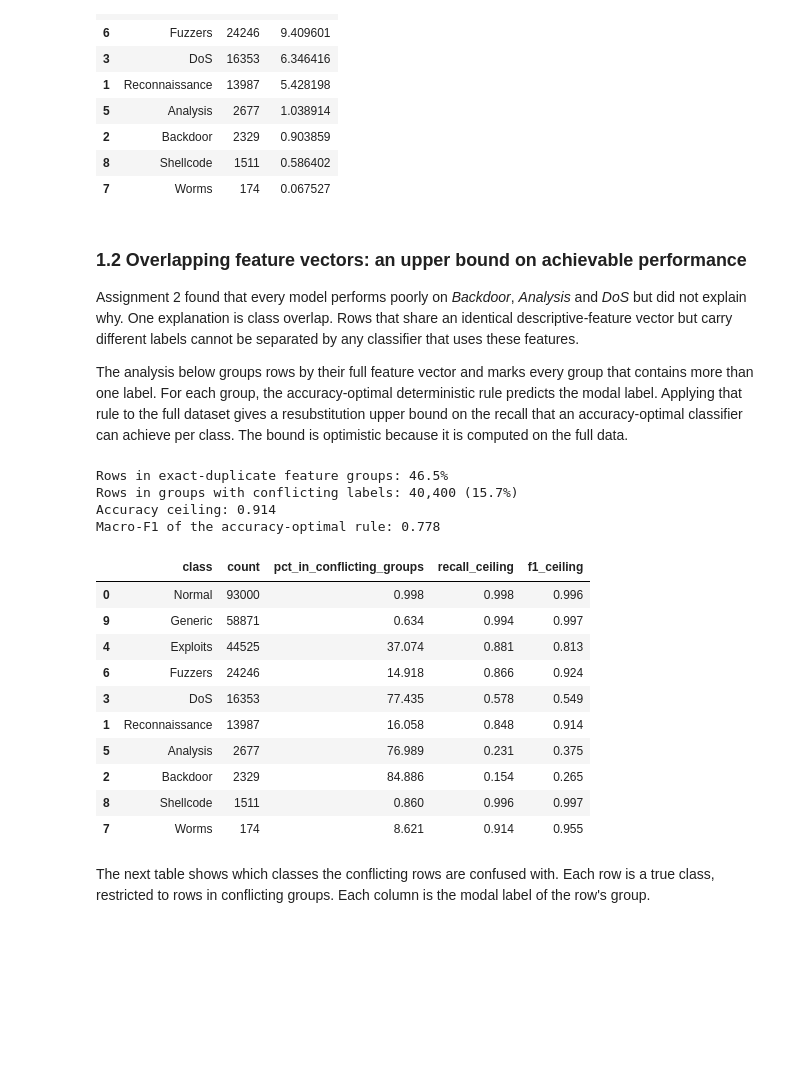
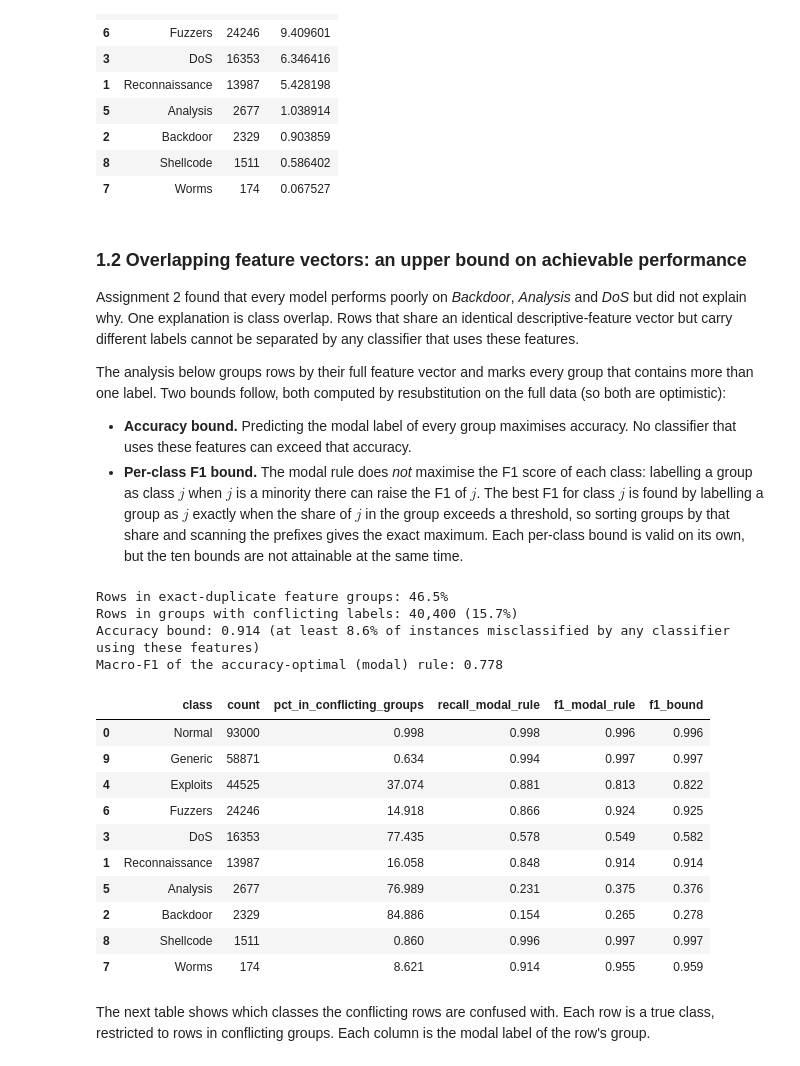
Before and after one commit to edinattie/Random-Forest, a Jupyter notebook: assignment4.ipynb, the cells around one changed output. Saved outputs shown, nothing was run; the diff lists cells and outputs as text; code cells hidden in the pictures; blank space fills up the shorter version.

```diff
--- a/assignment4.ipynb
+++ b/assignment4.ipynb
@@ -242,11 +242,18 @@ different labels cannot be separated by any classifier that uses these
 features.
 
 The analysis below groups rows by their full feature vector and marks every
-group that contains more than one label. For each group, the
-accuracy-optimal deterministic rule predicts the modal label. Applying that
-rule to the full dataset gives a resubstitution upper bound on the recall
-that an accuracy-optimal classifier can achieve per class. The bound is
-optimistic because it is computed on the full data.
+group that contains more than one label. Two bounds follow, both computed by
+resubstitution on the full data (so both are optimistic):
+
+* **Accuracy bound.** Predicting the modal label of every group maximises
+  accuracy. No classifier that uses these features can exceed that accuracy.
+* **Per-class F1 bound.** The modal rule does *not* maximise the F1 score of
+  each class: labelling a group as class $j$ when $j$ is a minority there can
+  raise the F1 of $j$. The best F1 for class $j$ is found by labelling a group
+  as $j$ exactly when the share of $j$ in the group exceeds a threshold, so
+  sorting groups by that share and scanning the prefixes gives the exact
+  maximum. Each per-class bound is valid on its own, but the ten bounds are
+  not attainable at the same time.
 # %%
 feature_columns = X.columns.tolist()
 keyed = X.assign(service=X["service"].fillna("__MISSING__"))
@@ -255,50 +262,68 @@ group_id = keyed.groupby(feature_columns, sort=False).ngroup().to_numpy()
 groups = pd.DataFrame({"group": group_id, "label": y})
 labels_per_group = groups.groupby("group")["label"].transform("nunique").to_numpy()
 in_conflict = labels_per_group > 1
 
 group_label_counts = groups.groupby(["group", "label"]).size().rename("n").reset_index()
 modal_label = (
     group_label_counts.sort_values(["group", "n"], ascending=[True, False])
     .drop_duplicates("group").set_index("group")["label"]
 )
 ceiling_prediction = modal_label.reindex(group_id).to_numpy()
 
 _, ceiling_recall, ceiling_f1, _ = precision_recall_fscore_support(
     y, ceiling_prediction, labels=CLASSES, zero_division=0)
 
+group_class_counts = pd.crosstab(group_id, y).reindex(columns=CLASSES, fill_value=0)
+group_sizes = group_class_counts.sum(axis=1).to_numpy()
+
+
+def best_attainable_f1(class_counts):
+    """Highest F1 for one class over all labellings of the identical-vector groups."""
+    order = np.argsort(-class_counts / group_sizes, kind="stable")
+    true_positives = np.cumsum(class_counts[order])
+    predicted = np.cumsum(group_sizes[order])
+    return (2 * true_positives / (predicted + class_counts.sum())).max()
+
+
+f1_bound = np.array([best_attainable_f1(group_class_counts[c].to_numpy(dtype=float))
+                     for c in CLASSES])
+
 overlap_table = pd.DataFrame({
     "class": [CLASS_NAMES[c] for c in CLASSES],
     "count": class_counts.values,
     "pct_in_conflicting_groups": [100 * in_conflict[y == c].mean() for c in CLASSES],
-    "recall_ceiling": ceiling_recall,
-    "f1_ceiling": ceiling_f1,
+    "recall_modal_rule": ceiling_recall,
+    "f1_modal_rule": ceiling_f1,
+    "f1_bound": f1_bound,
 }, index=CLASSES).sort_values("count", ascending=False)
 
 print(f"Rows in exact-duplicate feature groups: "
       f"{100 * pd.Series(group_id).duplicated(keep=False).mean():.1f}%")
 print(f"Rows in groups with conflicting labels: {in_conflict.sum():,} "
       f"({100 * in_conflict.mean():.1f}%)")
-print(f"Accuracy ceiling: {accuracy_score(y, ceiling_prediction):.3f}")
-print(f"Macro-F1 of the accuracy-optimal rule: "
+accuracy_bound = accuracy_score(y, ceiling_prediction)
+print(f"Accuracy bound: {accuracy_bound:.3f} (at least {100 * (1 - accuracy_bound):.1f}% "
+      f"of instances misclassified by any classifier using these features)")
+print(f"Macro-F1 of the accuracy-optimal (modal) rule: "
       f"{f1_score(y, ceiling_prediction, average='macro'):.3f}")
 overlap_table.to_csv(TABLE_DIR / "class_overlap.csv")
 overlap_table.round(3)
 # %% [output]
 Rows in exact-duplicate feature groups: 46.5%
 Rows in groups with conflicting labels: 40,400 (15.7%)
-Accuracy ceiling: 0.914
-Macro-F1 of the accuracy-optimal rule: 0.778
+Accuracy bound: 0.914 (at least 8.6% of instances misclassified by any classifier using these features)
+Macro-F1 of the accuracy-optimal (modal) rule: 0.778
-|  | class | count | pct_in_conflicting_groups | recall_ceiling | f1_ceiling |
-| 0 | Normal | 93000 | 0.998 | 0.998 | 0.996 |
-| 9 | Generic | 58871 | 0.634 | 0.994 | 0.997 |
-| 4 | Exploits | 44525 | 37.074 | 0.881 | 0.813 |
-| 6 | Fuzzers | 24246 | 14.918 | 0.866 | 0.924 |
-| 3 | DoS | 16353 | 77.435 | 0.578 | 0.549 |
-| 1 | Reconnaissance | 13987 | 16.058 | 0.848 | 0.914 |
-| 5 | Analysis | 2677 | 76.989 | 0.231 | 0.375 |
-| 2 | Backdoor | 2329 | 84.886 | 0.154 | 0.265 |
-| 8 | Shellcode | 1511 | 0.860 | 0.996 | 0.997 |
-| 7 | Worms | 174 | 8.621 | 0.914 | 0.955 |
+|  | class | count | pct_in_conflicting_groups | recall_modal_rule | f1_modal_rule | f1_bound |
+| 0 | Normal | 93000 | 0.998 | 0.998 | 0.996 | 0.996 |
+| 9 | Generic | 58871 | 0.634 | 0.994 | 0.997 | 0.997 |
+| 4 | Exploits | 44525 | 37.074 | 0.881 | 0.813 | 0.822 |
+| 6 | Fuzzers | 24246 | 14.918 | 0.866 | 0.924 | 0.925 |
+| 3 | DoS | 16353 | 77.435 | 0.578 | 0.549 | 0.582 |
+| 1 | Reconnaissance | 13987 | 16.058 | 0.848 | 0.914 | 0.914 |
+| 5 | Analysis | 2677 | 76.989 | 0.231 | 0.375 | 0.376 |
+| 2 | Backdoor | 2329 | 84.886 | 0.154 | 0.265 | 0.278 |
+| 8 | Shellcode | 1511 | 0.860 | 0.996 | 0.997 | 0.997 |
+| 7 | Worms | 174 | 8.621 | 0.914 | 0.955 | 0.959 |
 # %% [markdown]
 The next table shows which classes the conflicting rows are confused with.
 Each row is a true class, restricted to rows in conflicting groups. Each
```
Also changed, not shown: parts of 3 cells of this notebook.
